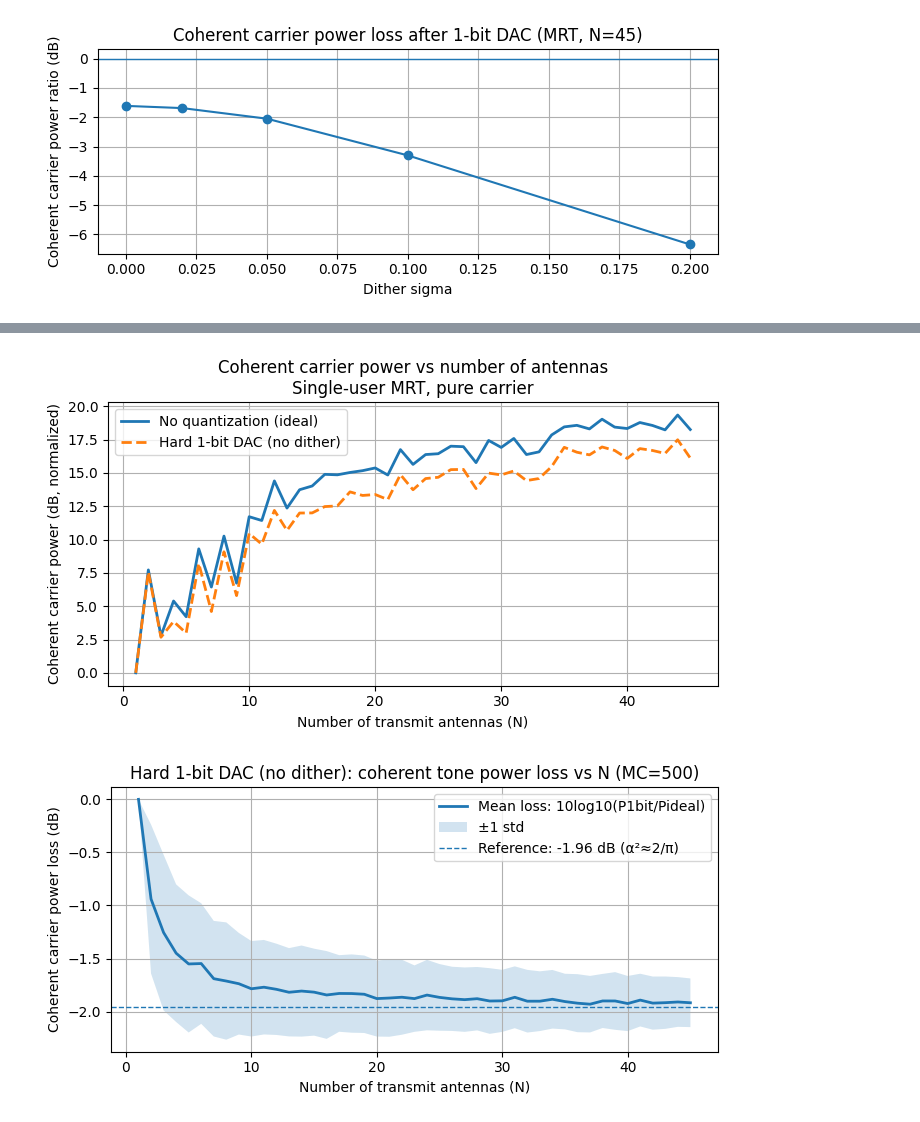
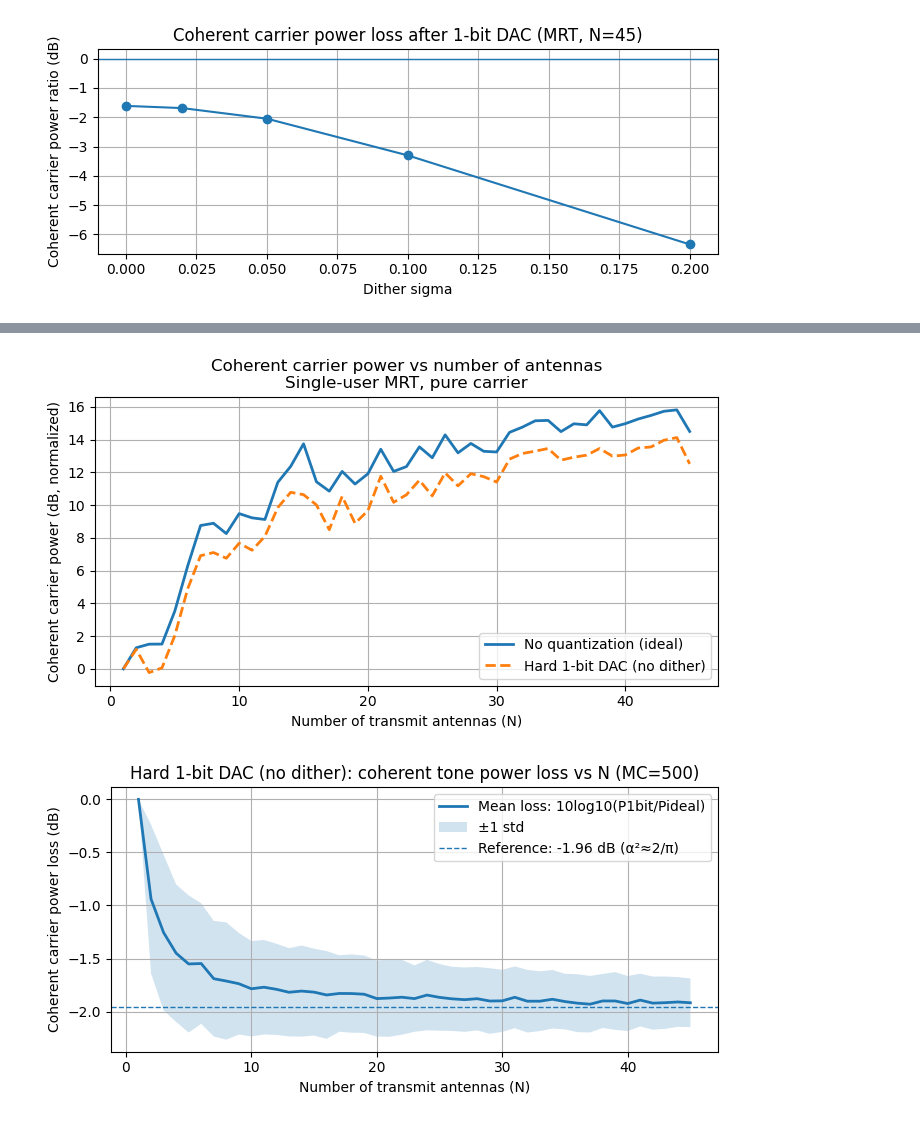
Before and after one commit to Agata872/Quantize_aware_experiments, a Jupyter notebook: Server/validate_offline.ipynb, the cells around one changed output, grey strips where cells are left out. Cells and saved outputs as stored; diff of their text form; code cells hidden in the pictures.

```diff
--- a/Server/validate_offline.ipynb
+++ b/Server/validate_offline.ipynb
@@ -490,7 +387,7 @@ import numpy as np
 import matplotlib.pyplot as plt
 
 # ============ Config ============
-rng = np.random.default_rng(42)
+rng = np.random.default_rng(40)
 
 T = 20000                  # samples per tone burst
 N_list = np.arange(1, 46)  # sweep number of antennas: 1 ... 45
@@ -534,34 +431,34 @@ for N in N_list:
     P0 = coherent_tone_power(h, X0)
 
     # Hard 1-bit quantization (NO dither)
     Xq = q1bit(X0)
     Xq = normalize_total_power(Xq, target_power=1.0)
     Pq = coherent_tone_power(h, Xq)
 
     P_no_quant.append(P0)
     P_1bit.append(Pq)
 
 P_no_quant = np.array(P_no_quant)
 P_1bit = np.array(P_1bit)
 
 # Convert to dB (relative to single-antenna unquantized power)
 ref = P_no_quant[0]
 P_no_quant_db = 10 * np.log10(P_no_quant / ref)
 P_1bit_db = 10 * np.log10(P_1bit / ref)
 
 # ============ Plot ============
 plt.figure(figsize=(7, 4))
 plt.plot(N_list, P_no_quant_db, linewidth=2, label="No quantization (ideal)")
 plt.plot(N_list, P_1bit_db, linewidth=2, linestyle="--", label="Hard 1-bit DAC (no dither)")
 plt.grid(True)
 plt.xlabel("Number of transmit antennas (N)")
 plt.ylabel("Coherent carrier power (dB, normalized)")
 plt.title("Coherent carrier power vs number of antennas\nSingle-user MRT, pure carrier")
 plt.legend()
 plt.tight_layout()
 plt.show()
 # %% [output]
-[figure, old version]
+[figure, new version]
 # %%
 # --- Cell: Loss(dB) of coherent carrier power after hard 1-bit (NO dither), averaged over channels ---
 
```
Also changed, not shown: parts of 4 cells of this notebook, 1 other file.
